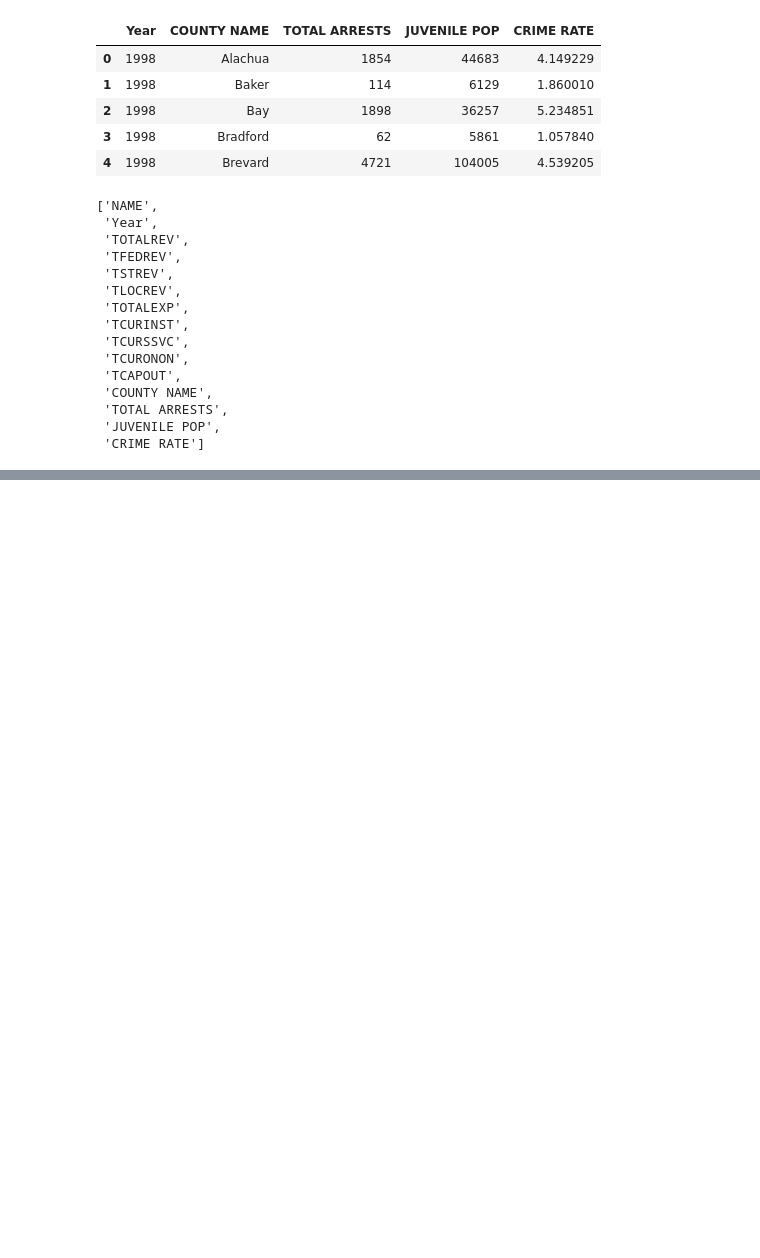
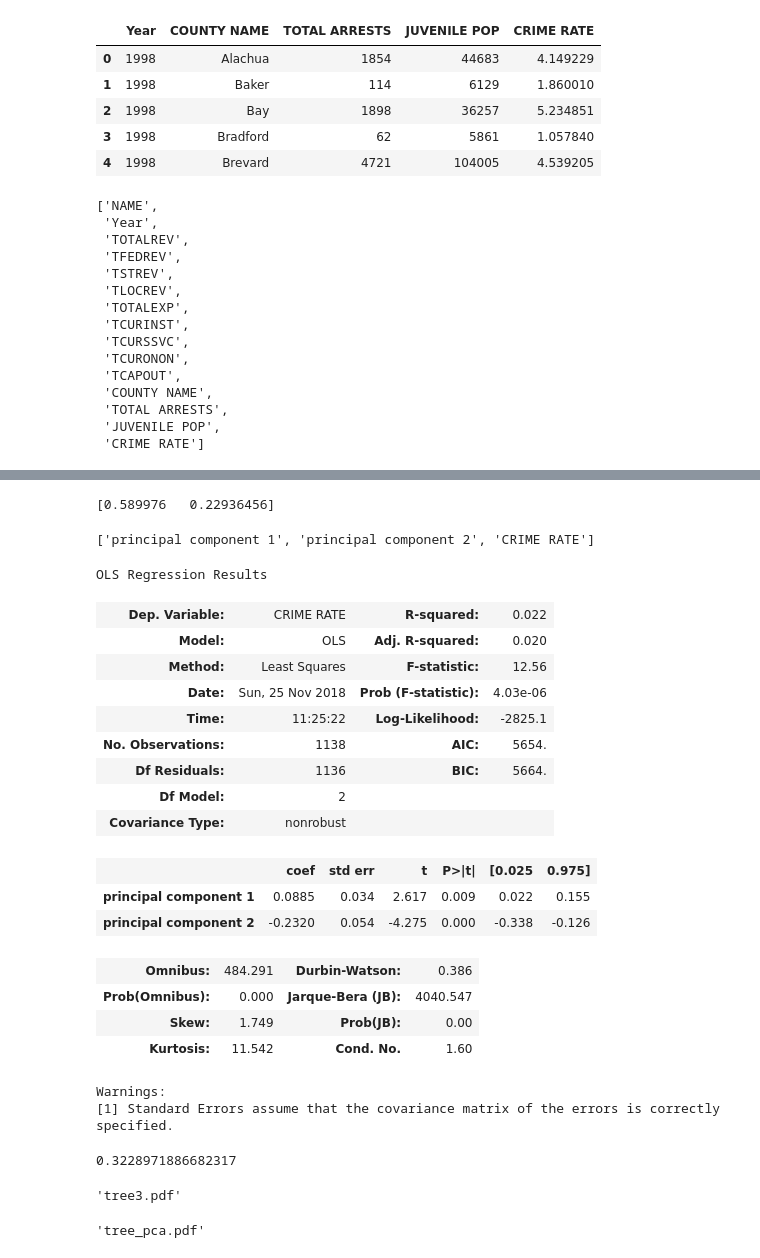
Before and after one commit to cschubert29/Intro_DS_Project, a Jupyter notebook: Code/Finances_vs_Juvenile_Crime.ipynb, the cells around one changed output, grey strips where cells are left out. Cells and saved outputs as stored; diff of their text form; code cells hidden in the pictures; blank space fills up the shorter version.

```diff
--- a/Code/Finances_vs_Juvenile_Crime.ipynb
+++ b/Code/Finances_vs_Juvenile_Crime.ipynb
@@ -166,0 +196,48 @@ Warnings:
+# %%
+pca = PCA(n_components=2)
+principalComponents = pca.fit_transform(features)
+principalDf = pd.DataFrame(data = principalComponents
+             , columns = ['principal component 1', 'principal component 2'])
+
+print(pca.explained_variance_ratio_)
+# %% [output]
+[0.589976   0.22936456]
+# %%
+finalDf = pd.concat([principalDf, juv_crime_vs_finances[['CRIME RATE']]], axis = 1)
+
+list(finalDf)
+# %% [output]
+['principal component 1', 'principal component 2', 'CRIME RATE']
+# %%
+cols_model3 = ['principal component 1', 'principal component 2']
+
+X = finalDf[cols_model3]
+
+y = finalDf["CRIME RATE"]
+
+# Note the difference in argument order
+model = sm.OLS(y, X).fit()
+predictions = model.predict(X) # make the predictions by the model
+
+# Print out the statistics
+model.summary()
+# %% [output]
+OLS Regression Results
+| Dep. Variable: | CRIME RATE | R-squared: | 0.022 |
+| Model: | OLS | Adj. R-squared: | 0.020 |
+| Method: | Least Squares | F-statistic: | 12.56 |
+| Date: | Sun, 25 Nov 2018 | Prob (F-statistic): | 4.03e-06 |
+| Time: | 11:25:22 | Log-Likelihood: | -2825.1 |
+| No. Observations: | 1138 | AIC: | 5654. |
+| Df Residuals: | 1136 | BIC: | 5664. |
+| Df Model: | 2 |  |  |
+| Covariance Type: | nonrobust |  |  |
+|  | coef | std err | t | P>|t| | [0.025 | 0.975] |
+| principal component 1 | 0.0885 | 0.034 | 2.617 | 0.009 | 0.022 | 0.155 |
+| principal component 2 | -0.2320 | 0.054 | -4.275 | 0.000 | -0.338 | -0.126 |
+| Omnibus: | 484.291 | Durbin-Watson: | 0.386 |
+| Prob(Omnibus): | 0.000 | Jarque-Bera (JB): | 4040.547 |
+| Skew: | 1.749 | Prob(JB): | 0.00 |
+| Kurtosis: | 11.542 | Cond. No. | 1.60 |
+Warnings:
+[1] Standard Errors assume that the covariance matrix of the errors is correctly specified.
@@ -166,0 +256,23 @@ Warnings:
+# %%
+model = regressor.fit(X_train, y_train)
+model.score(X_test, y_test)
+# %% [output]
+0.3228971886682317
+# %%
+import graphviz
+dot_data = tree.export_graphviz(model, out_file=None, feature_names=list(X_train))
+graph = graphviz.Source(dot_data)
+graph.render("tree3")
+# %% [output]
+'tree3.pdf'
+# %%
+#Create regression tree using PCA
+
+X_train, X_test, y_train, y_test = train_test_split(X, y, test_size=0.33, random_state=42)
+model = regressor.fit(X_train, y_train)
+model.score(X_test, y_test)
+dot_data = tree.export_graphviz(model, out_file=None, feature_names=list(X_train))
+graph = graphviz.Source(dot_data)
+graph.render("tree_pca")
+# %% [output]
+'tree_pca.pdf'
```
Also changed, not shown: parts of 8 cells of this notebook, 11 other files.
